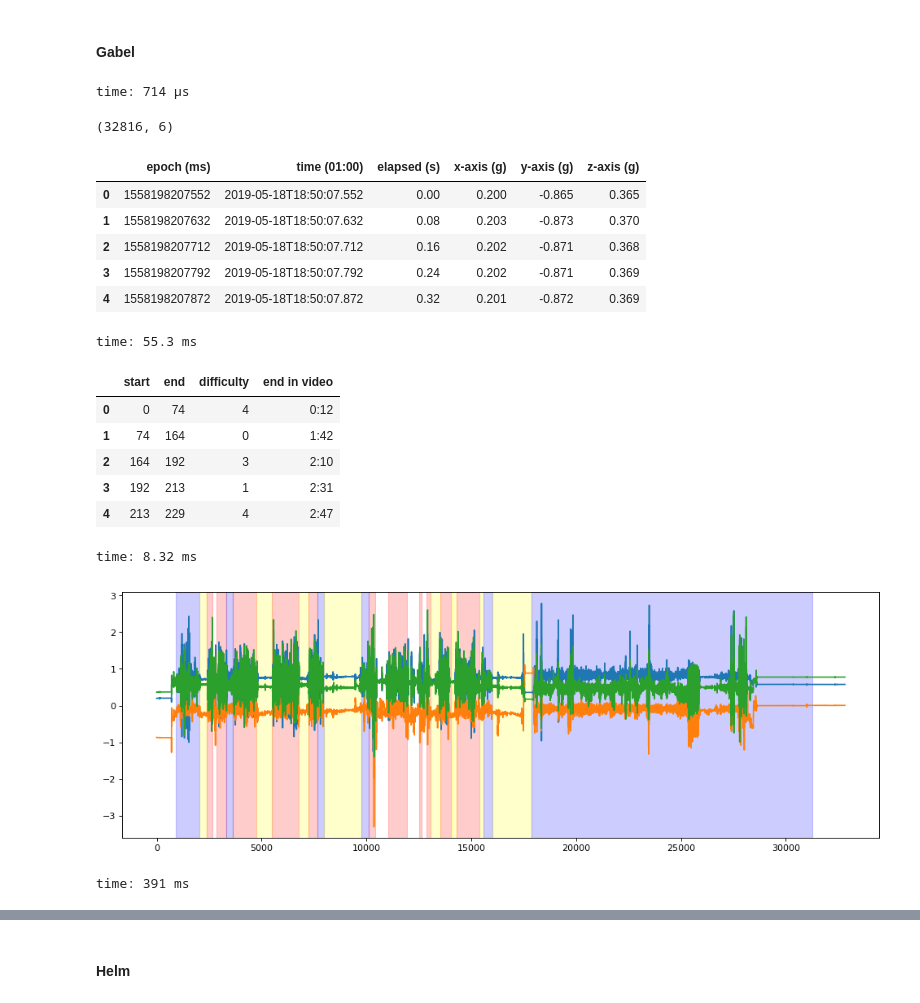
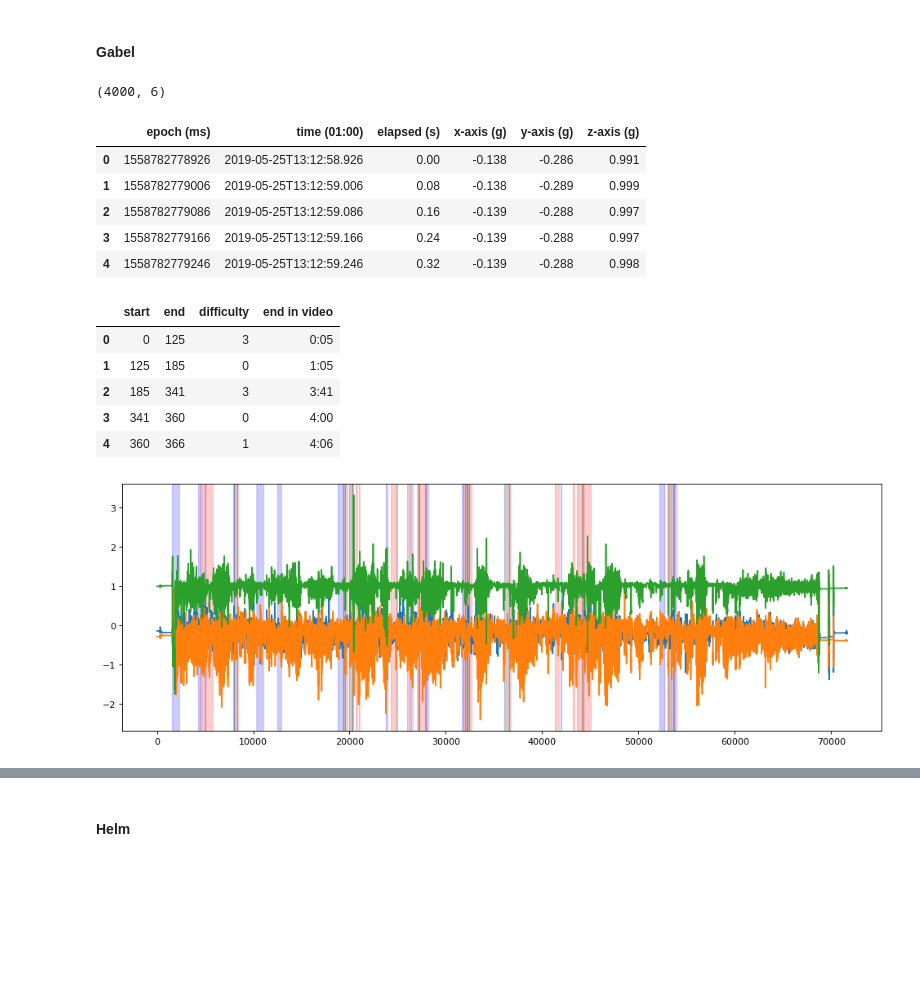
Before and after one commit to langersteff/trail-difficulty-classification, a Jupyter notebook: notebooks/01_data_exploration.ipynb, the cells around one changed output, grey strips where cells are left out. Drawn from its saved outputs; the diff is of its cells as text; code cells hidden in the pictures; blank space fills up the shorter version.

```diff
--- a/notebooks/01_data_exploration.ipynb
+++ b/notebooks/01_data_exploration.ipynb
@@ -49,62 +39,61 @@ time: 1.05 ms
 # %% [markdown]
 #### Gabel
 # %%
-acceleration_data_1_filename = 'neureuth'
+acceleration_data_1_filename = 'sachrang'
 acc_frequency = calcFrequency(12500)
-# %% [output]
-time: 714 µs
 # %%
-acc_data_1 = pd.read_csv('../data/raw/' + acceleration_data_1_filename + '_acc_1.csv')
+_acc_data_1 = pd.read_csv('../data/raw/' + acceleration_data_1_filename + '_acc_1.csv')
 print(acc_data_1.shape)
 acc_data_1.head()
 # %% [output]
-(32816, 6)
+(4000, 6)
 |  | epoch (ms) | time (01:00) | elapsed (s) | x-axis (g) | y-axis (g) | z-axis (g) |
-| 0 | 1558198207552 | 2019-05-18T18:50:07.552 | 0.00 | 0.200 | -0.865 | 0.365 |
-| 1 | 1558198207632 | 2019-05-18T18:50:07.632 | 0.08 | 0.203 | -0.873 | 0.370 |
-| 2 | 1558198207712 | 2019-05-18T18:50:07.712 | 0.16 | 0.202 | -0.871 | 0.368 |
-| 3 | 1558198207792 | 2019-05-18T18:50:07.792 | 0.24 | 0.202 | -0.871 | 0.369 |
-| 4 | 1558198207872 | 2019-05-18T18:50:07.872 | 0.32 | 0.201 | -0.872 | 0.369 |
+| 0 | 1558782778926 | 2019-05-25T13:12:58.926 | 0.00 | -0.138 | -0.286 | 0.991 |
+| 1 | 1558782779006 | 2019-05-25T13:12:59.006 | 0.08 | -0.138 | -0.289 | 0.999 |
+| 2 | 1558782779086 | 2019-05-25T13:12:59.086 | 0.16 | -0.139 | -0.288 | 0.997 |
+| 3 | 1558782779166 | 2019-05-25T13:12:59.166 | 0.24 | -0.139 | -0.288 | 0.997 |
+| 4 | 1558782779246 | 2019-05-25T13:12:59.246 | 0.32 | -0.139 | -0.288 | 0.998 |
-time: 55.3 ms
 # %%
 acc_data_labels = pd.read_csv('../data/raw/' + acceleration_data_1_filename + '_labels.csv')
 acc_data_labels.head()
 # %% [output]
 |  | start | end | difficulty | end in video |
-| 0 | 0 | 74 | 4 | 0:12 |
-| 1 | 74 | 164 | 0 | 1:42 |
-| 2 | 164 | 192 | 3 | 2:10 |
-| 3 | 192 | 213 | 1 | 2:31 |
-| 4 | 213 | 229 | 4 | 2:47 |
+| 0 | 0 | 125 | 3 | 0:05 |
+| 1 | 125 | 185 | 0 | 1:05 |
+| 2 | 185 | 341 | 3 | 3:41 |
+| 3 | 341 | 360 | 0 | 4:00 |
+| 4 | 360 | 366 | 1 | 4:06 |
-time: 8.32 ms
 # %%
 figure(num=None, figsize=(15, 5), dpi=80, facecolor='w', edgecolor='k')
+#plt.plot(acc_data_1["x-axis (deg/s)"])
+#plt.plot(acc_data_1["y-axis (deg/s)"])
+#plt.plot(acc_data_1["z-axis (deg/s)"])
+
 plt.plot(acc_data_1["x-axis (g)"])
 plt.plot(acc_data_1["y-axis (g)"])
 plt.plot(acc_data_1["z-axis (g)"])
 
 #if not acc_data_labels is None:
 if 'acc_data_labels' in locals():
     for index, label_row in acc_data_labels.iterrows():
         difficulty = label_row["difficulty"]
 
         if (difficulty == 0):
             color = 'blue'
         elif (difficulty == 1):
             color = 'red'
         elif (difficulty == 2):
             color = 'black'
         elif (difficulty == 3):
-            color = 'yellow'
+            color = 'white'
         else:
             continue
 
         plt.axvspan((label_row["start"] * 1000)/acc_frequency, (label_row["end"] * 1000)/acc_frequency, color=color, alpha=0.2)
 
 plt.show()
 # %% [output]
-[figure, old version]
+[figure, new version]
-time: 391 ms
 # %%
 step = 1
 from matplotlib.pyplot import figure
```
Also changed, not shown: parts of 5 cells of this notebook, 24 other files.
